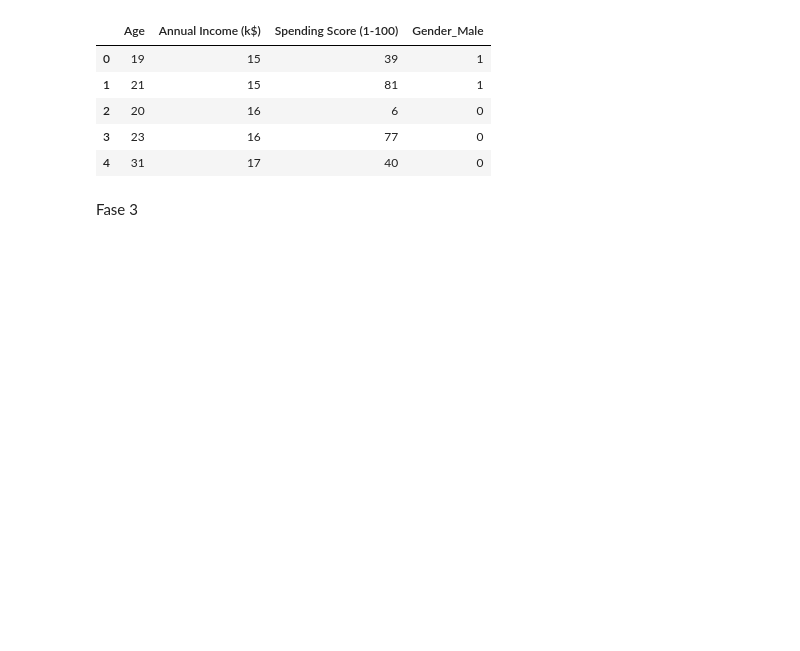
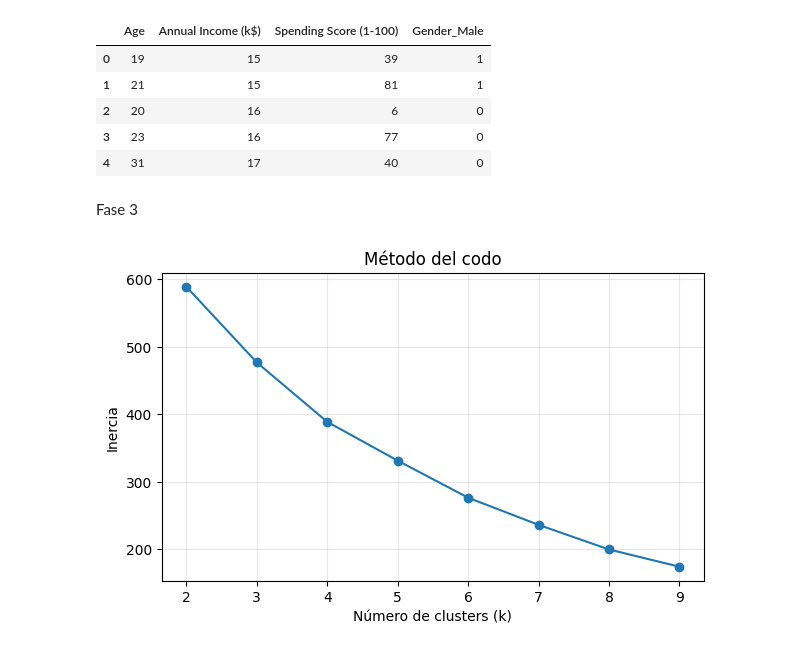
Before and after one commit to lacastrilf/Workshops-Machine-Learning, a Jupyter notebook: 03_Workshop/mall_customers_clustering.ipynb, the cells around one changed output. Saved outputs shown, nothing was run; the diff lists cells and outputs as text; code cells hidden in the pictures; blank space fills up the shorter version.

Commit message:
K-Means Model

```diff
--- a/03_Workshop/mall_customers_clustering.ipynb
+++ b/03_Workshop/mall_customers_clustering.ipynb
@@ -120,0 +113,21 @@ labels = model.fit_predict(X_scaled)
+# %%
+import matplotlib.pyplot as plt
+
+inertias = []
+ks = range(2, 10)
+
+for k in ks:
+    model = KMeans(n_clusters=k, random_state=42, n_init=10)
+    model.fit(X_scaled)
+    inertias.append(model.inertia_)
+
+plt.figure(figsize=(7, 4))
+plt.plot(ks, inertias, marker="o")
+plt.xlabel("Número de clusters (k)")
+plt.ylabel("Inercia")
+plt.title("Método del codo")
+plt.xticks(list(ks))
+plt.grid(alpha=0.3)
+plt.show()
+# %% [output]
+[figure, added]
```
Also changed, not shown: parts of 4 cells of this notebook.
